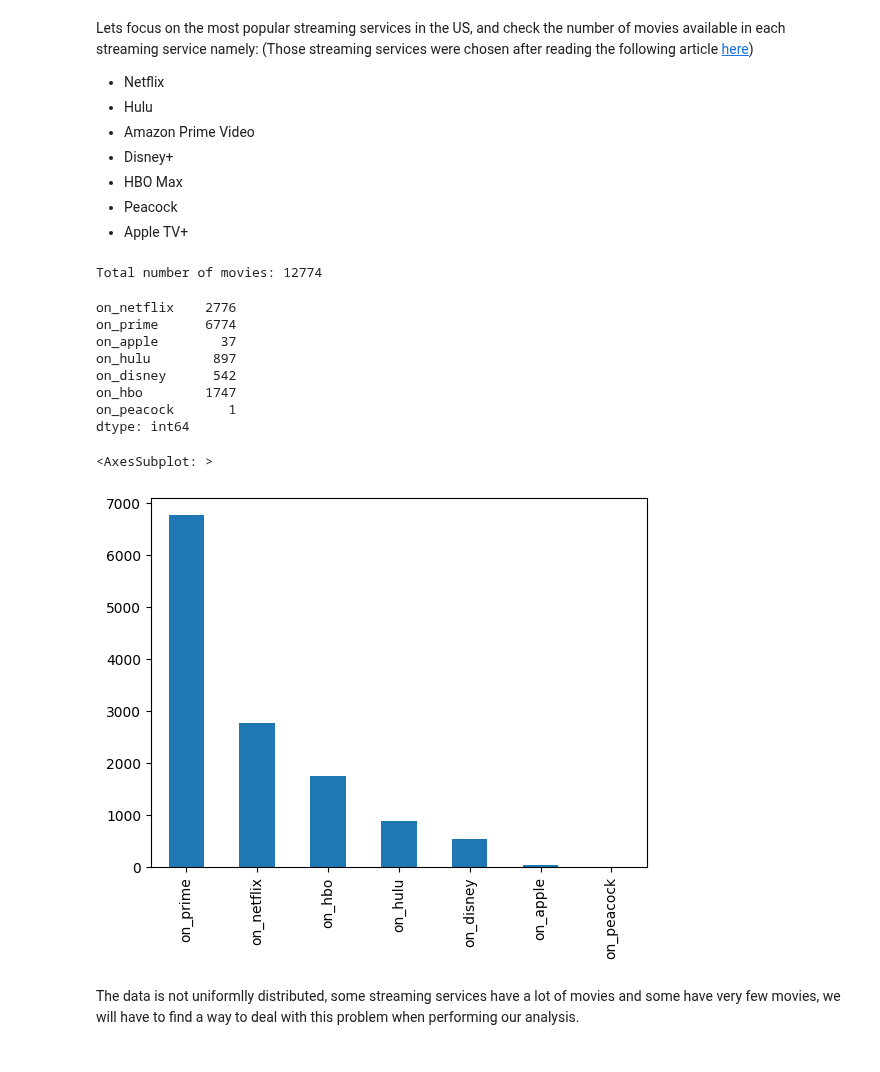
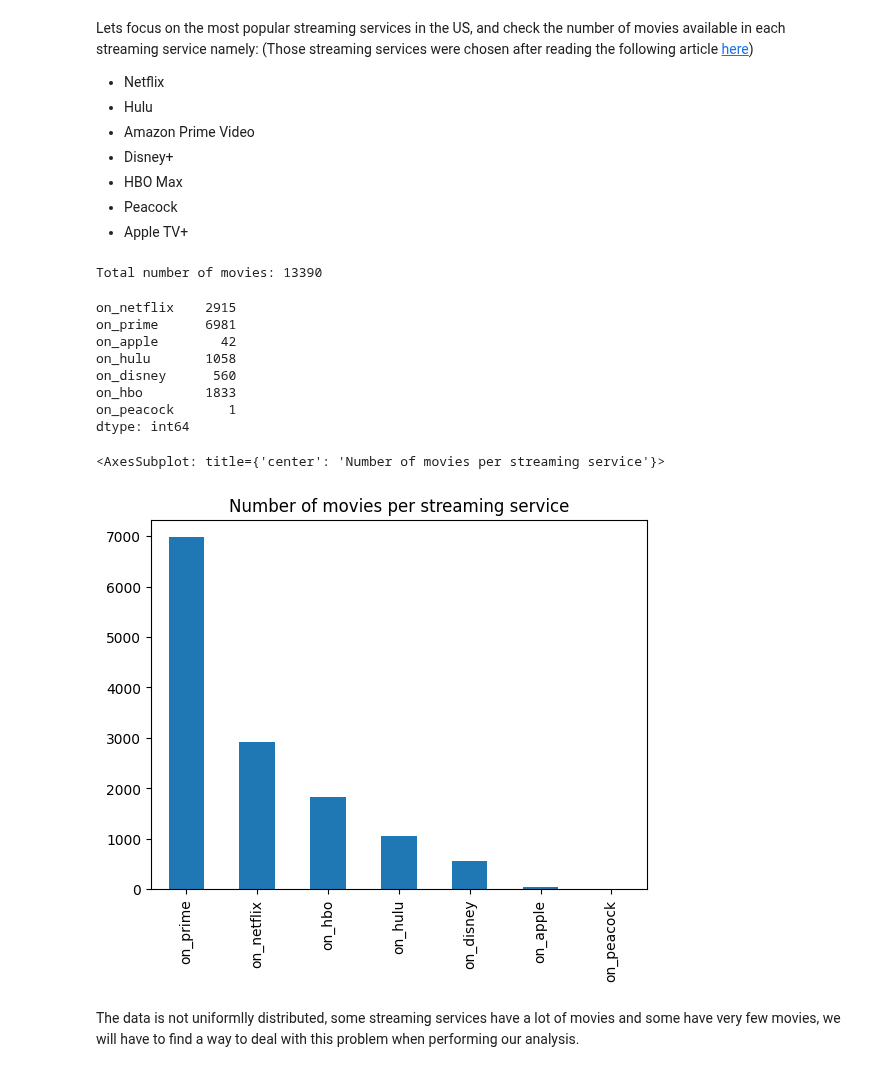
Before and after one commit to epfl-ada/ada-2022-project-lad3k, a Jupyter notebook: notebook.ipynb, the cells around one changed output. Drawn from its saved outputs; the diff is of its cells as text; code cells hidden in the pictures.

```diff
--- a/notebook.ipynb
+++ b/notebook.ipynb
@@ -501,28 +518,27 @@ df_joined['on_hbo'] = df_joined['providers'].apply(lambda x: 'HBO Max' in x)
 df_joined['on_peacock'] = df_joined['providers'].apply(
     lambda x: ('Peacock' or 'Peacock Premium') in x)
 # %%
-# keep only rows that have exactly one true in one of the streaming service columns and all others are false
-df_joined = df_joined[(df_joined[['on_netflix', 'on_prime', 'on_apple',
-                       'on_hulu', 'on_disney', 'on_hbo', 'on_peacock']].sum(axis=1) == 1)]
+# Count the number of movies per streaming provider
 nb_per_streaming_serv = df_joined[[
     'on_netflix', 'on_prime', 'on_apple', 'on_hulu', 'on_disney', 'on_hbo', 'on_peacock']].sum()
 print(f'Total number of movies: {nb_per_streaming_serv.sum()}')
 nb_per_streaming_serv
 # %% [output]
-Total number of movies: 12774
+Total number of movies: 13390
-on_netflix    2776
-on_prime      6774
-on_apple        37
-on_hulu        897
-on_disney      542
-on_hbo        1747
+on_netflix    2915
+on_prime      6981
+on_apple        42
+on_hulu       1058
+on_disney      560
+on_hbo        1833
 on_peacock       1
 dtype: int64
 # %%
-nb_per_streaming_serv.sort_values(ascending=False).plot(kind='bar')
+nb_per_streaming_serv.sort_values(ascending=False).plot(
+    kind='bar', title='Number of movies per streaming service')
 # %% [output]
-<AxesSubplot: >
+<AxesSubplot: title={'center': 'Number of movies per streaming service'}>
-[figure, old version]
+[figure, new version]
 # %% [markdown]
 The data is not uniformlly distributed, some streaming services have a
 lot of movies and some have very few movies, we will have to find a way
```
Also changed, not shown: parts of 17 cells of this notebook, 1 other file.
